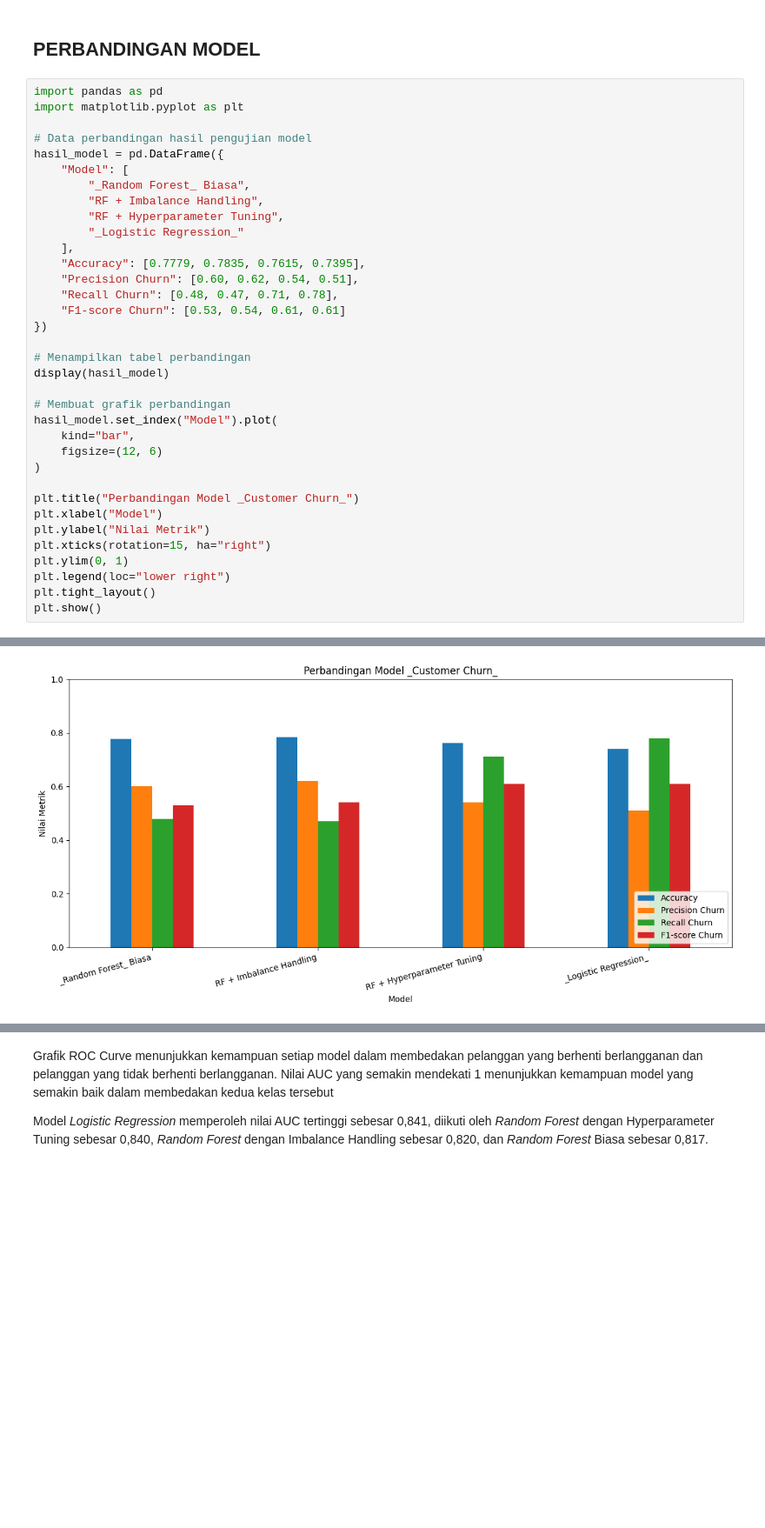
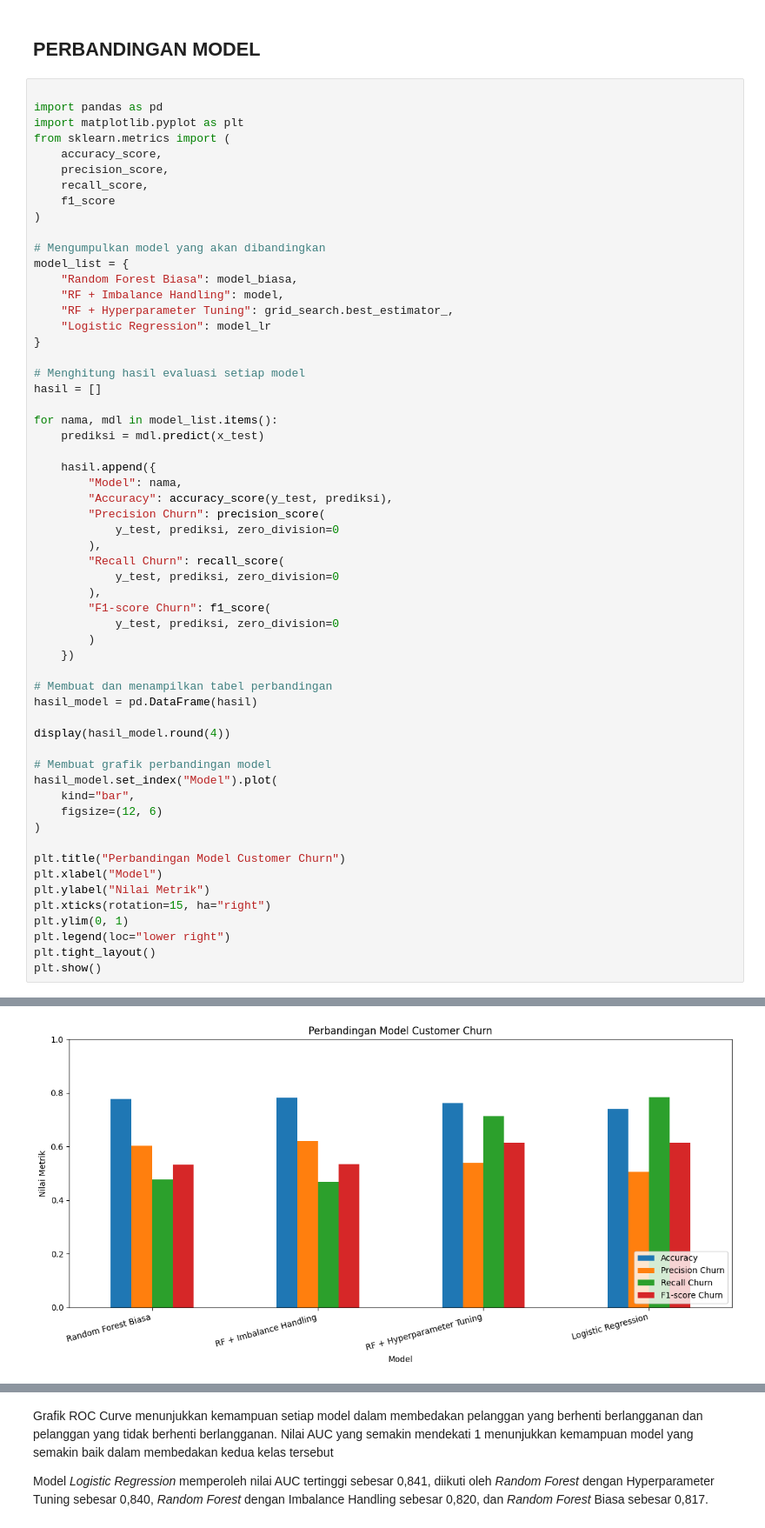
Before and after one commit to Rani241/Machine-Learning-Telco-Customer-Churn, a Jupyter notebook: Telco Customer Churn/Telco Customer Churn.ipynb, the cells around one changed output, grey strips where cells are left out. Shown at 87% size. Drawn from its saved outputs; the diff is of its cells as text; blank space fills up the shorter version.

```diff
--- a/Telco Customer Churn/Telco Customer Churn.ipynb
+++ b/Telco Customer Churn/Telco Customer Churn.ipynb
@@ -639,33 +639,56 @@ Dilanjut dengan fitur _Contract_Month-to-Month_ yang menunjukkan bahwa jenis kon
 # %% [markdown]
 ## PERBANDINGAN MODEL
 # %%
+
 import pandas as pd
 import matplotlib.pyplot as plt
+from sklearn.metrics import (
+    accuracy_score,
+    precision_score,
+    recall_score,
+    f1_score
+)
 
-# Data perbandingan hasil pengujian model
-hasil_model = pd.DataFrame({
-    "Model": [
-        "_Random Forest_ Biasa",
-        "RF + Imbalance Handling",
-        "RF + Hyperparameter Tuning",
-        "_Logistic Regression_"
-    ],
-    "Accuracy": [0.7779, 0.7835, 0.7615, 0.7395],
-    "Precision Churn": [0.60, 0.62, 0.54, 0.51],
-    "Recall Churn": [0.48, 0.47, 0.71, 0.78],
-    "F1-score Churn": [0.53, 0.54, 0.61, 0.61]
-})
+# Mengumpulkan model yang akan dibandingkan
+model_list = {
+    "Random Forest Biasa": model_biasa,
+    "RF + Imbalance Handling": model,
+    "RF + Hyperparameter Tuning": grid_search.best_estimator_,
+    "Logistic Regression": model_lr
+}
 
-# Menampilkan tabel perbandingan
-display(hasil_model)
+# Menghitung hasil evaluasi setiap model
+hasil = []
 
-# Membuat grafik perbandingan
+for nama, mdl in model_list.items():
+    prediksi = mdl.predict(x_test)
+
+    hasil.append({
+        "Model": nama,
+        "Accuracy": accuracy_score(y_test, prediksi),
+        "Precision Churn": precision_score(
+            y_test, prediksi, zero_division=0
+        ),
+        "Recall Churn": recall_score(
+            y_test, prediksi, zero_division=0
+        ),
+        "F1-score Churn": f1_score(
+            y_test, prediksi, zero_division=0
+        )
+    })
+
+# Membuat dan menampilkan tabel perbandingan
+hasil_model = pd.DataFrame(hasil)
+
+display(hasil_model.round(4))
+
+# Membuat grafik perbandingan model
 hasil_model.set_index("Model").plot(
     kind="bar",
     figsize=(12, 6)
 )
 
-plt.title("Perbandingan Model _Customer Churn_")
+plt.title("Perbandingan Model Customer Churn")
 plt.xlabel("Model")
 plt.ylabel("Nilai Metrik")
 plt.xticks(rotation=15, ha="right")
@@ -682,2 +705,2 @@ plt.show()
-[figure, old version]
+[figure, new version]
 # %% [markdown]
```
Also changed, not shown: parts of 11 cells of this notebook.
